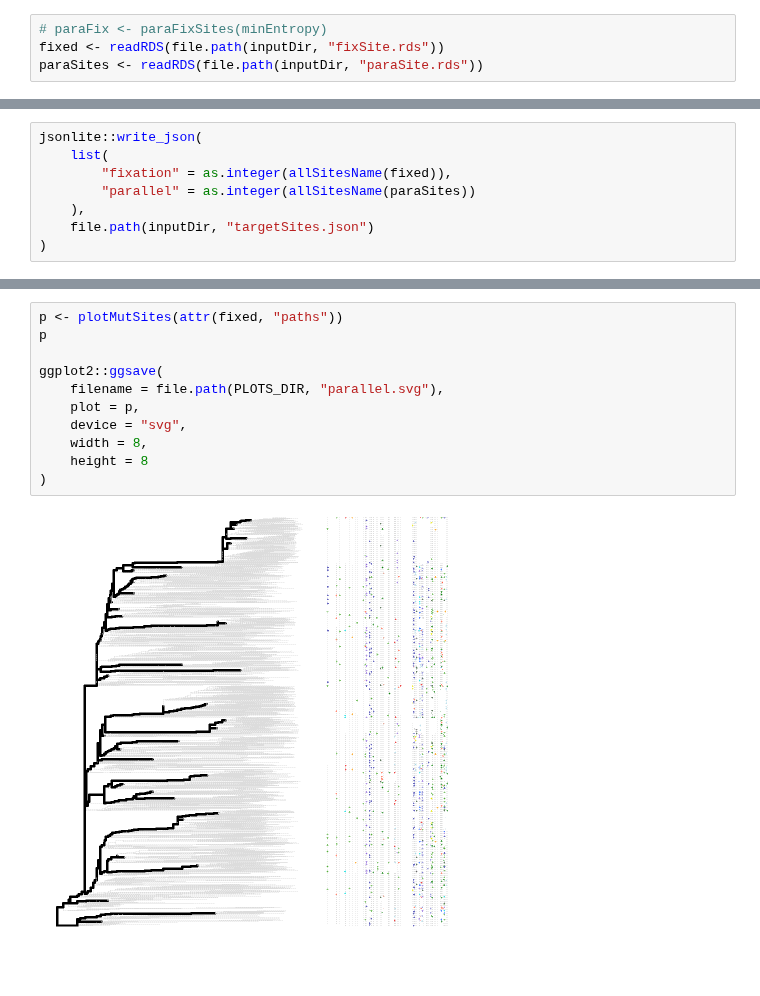
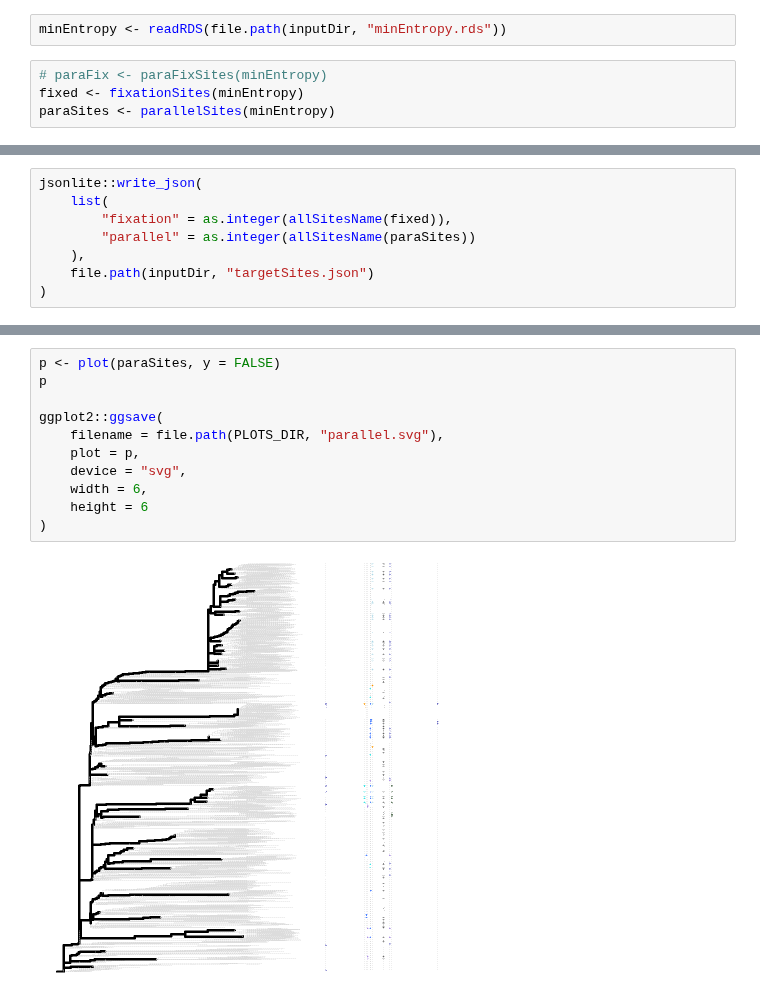
Before and after one commit to Takkoona/phyloColoring, a Jupyter notebook: 4_lolliplots.ipynb, the cells around one changed output, grey strips where cells are left out. Saved outputs shown, nothing was run; the diff lists cells and outputs as text; blank space fills up the shorter version.

```diff
--- a/4_lolliplots.ipynb
+++ b/4_lolliplots.ipynb
@@ -148,10 +148,12 @@ inputDir <- file.path(DATA_DIR, paste0(virus, "_", protein))
 # The length of the target protein
 maxLen <- 1274
 domainSites <- PROTEIN_DOMAIN[[virus]][[protein]]
+# %%
+minEntropy <- readRDS(file.path(inputDir, "minEntropy.rds"))
 # %%
 # paraFix <- paraFixSites(minEntropy)
-fixed <- readRDS(file.path(inputDir, "fixSite.rds"))
-paraSites <- readRDS(file.path(inputDir, "paraSite.rds"))
+fixed <- fixationSites(minEntropy)
+paraSites <- parallelSites(minEntropy)
 # %%
 # Collect the fixation sites without gap
 df <- data.frame(
@@ -339,13 +344,13 @@ ggplot2::ggsave(
 # %%
-p <- plotMutSites(attr(fixed, "paths"))
+p <- plot(paraSites, y = FALSE)
 p
 
 ggplot2::ggsave(
     filename = file.path(PLOTS_DIR, "parallel.svg"),
     plot = p,
     device = "svg",
-    width = 8,
-    height = 8
+    width = 6,
+    height = 6
 )
 # %% [output]
-[figure, old version]
+[figure, new version]
```
Also changed, not shown: parts of 4 cells of this notebook, 6 other files.
